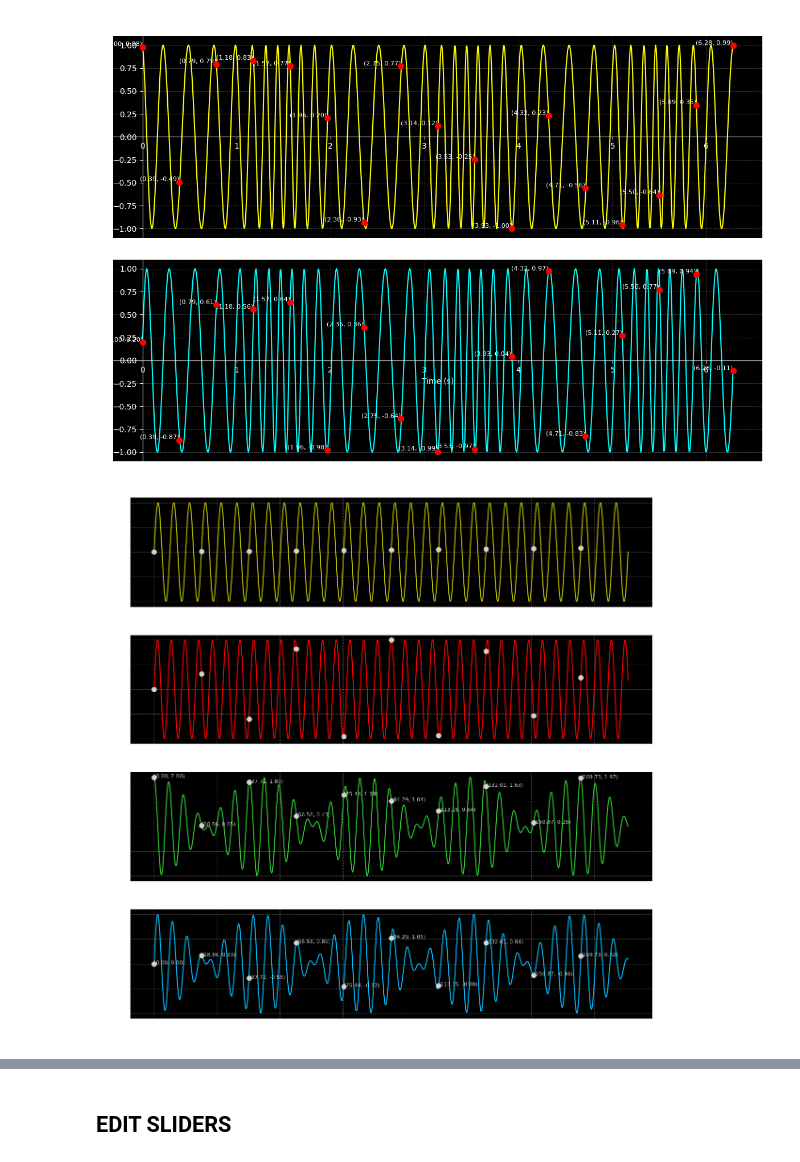
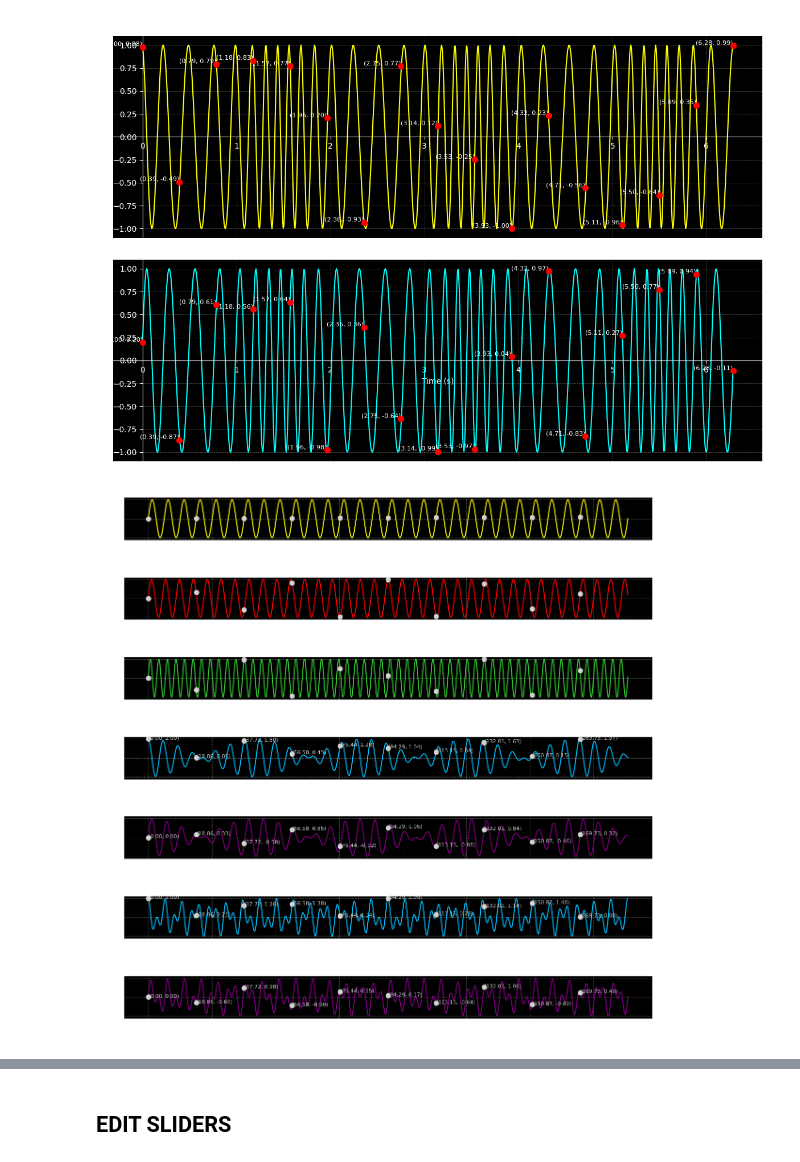
Before and after one commit to hayakzan/quatrieme-melodie, a Jupyter notebook: Quatrieme_melodie.ipynb, the cells around one changed output, grey strips where cells are left out. Cells and saved outputs as stored; diff of their text form; code cells hidden in the pictures.

```diff
--- a/Quatrieme_melodie.ipynb
+++ b/Quatrieme_melodie.ipynb
@@ -247,18 +247,24 @@ f = np.sin(t)
 
 # Parameters for the controllable wave g(t)
 A = 1.0       # Amplitude
-omega = 1.149 # Frequency multiplier
+omega_1 = 1.149 # Frequency multiplier
+omega_2 = 1.867
 phi = 0.0     # Phase shift
 
 # Controllable wave g(t)
-g = A * np.sin(omega * t - phi)
+g = A * np.sin(omega_1 * t - phi)
+h = A * np.sin(omega_2 * t - phi)
 
 # Complex signal z(t)
-z = np.exp(1j * t) + A * np.exp(1j * (omega * t - phi))
+z = np.exp(1j * t) + A * np.exp(1j * (omega_1 * t - phi))
+w = np.exp(1j * t) + A * np.exp(1j * (omega_2 * t - phi))
 
-# Real and imaginary parts of z(t)
-real_part = np.real(z)
-imag_part = np.imag(z)
+
+# Real and imaginary parts
+z_real_part = np.real(z)
+z_imag_part = np.imag(z)
+w_real_part = np.real(w)
+w_imag_part = np.imag(w)
 
 # Sampling parameters
 sampling_interval = 200  # Number of points between samples
@@ -268,17 +274,23 @@ sample_times = t[sample_indices]
 # Sampled values for each signal
 f_samples = f[sample_indices]
 g_samples = g[sample_indices]
-real_part_samples = real_part[sample_indices]
-imag_part_samples = imag_part[sample_indices]
+h_samples = h[sample_indices]
+z_real_part_samples = z_real_part[sample_indices]
+z_imag_part_samples = z_imag_part[sample_indices]
+w_real_part_samples = w_real_part[sample_indices]
+w_imag_part_samples = w_imag_part[sample_indices]
 
 # Extract x and y values for Re(z(t)) and Im(z(t))
 sample_data = [
     {
         "time": float(t_val),
-        "re_z": float(re_val),
-        "im_z": float(im_val)
+        "re_z": float(re_z_val),
+        "im_z": float(im_z_val),
+        "re_w": float(re_w_val),
+        "im_w": float(im_w_val)
+
     }
-    for t_val, re_val, im_val in zip(sample_times, real_part_samples, imag_part_samples)
+    for t_val, re_z_val, re_w_val, im_z_val, im_w_val in zip(sample_times, z_real_part_samples, z_imag_part_samples, w_real_part_samples, w_imag_part_samples)
 ]
 
 # Save the data to a JSON file
@@ -290,51 +302,83 @@ with open(json_filename, 'w') as json_file:
 plt.figure(figsize=(12, 12))
 
 # Plot f(t) in yellow
-plt.subplot(4, 1, 1, facecolor='black')
-plt.plot(t, f, 'y', linewidth=1.5, label='f(t) = sin(t)')
+plt.subplot(7, 1, 1, facecolor='black')
+plt.plot(t, f, 'y', color='yellow', linewidth=1.5, label='f(t) = sin(t)')
 plt.scatter(sample_times, f_samples, color='lightgray', s=50, zorder=3)
 plt.title('f(t) = sin(t)', color='white')
 plt.ylabel('Amplitude', color='white')
 plt.grid(True, color='white', linestyle='--', alpha=0.3)
 plt.gca().tick_params(colors='white')
 
 # Plot g(t) in red
-plt.subplot(4, 1, 2, facecolor='black')
-plt.plot(t, g, 'r', linewidth=1.5, label='g(t) = A sin(ωt - φ)')
+plt.subplot(7, 1, 2, facecolor='black')
+plt.plot(t, g, 'r', color='red', linewidth=1.5, label='g(t) = A sin(ωt - φ)')
 plt.scatter(sample_times, g_samples, color='lightgray', s=50, zorder=3)
 plt.title('g(t) = A sin(ωt - φ)', color='white')
 plt.ylabel('Amplitude', color='white')
 plt.grid(True, color='white', linestyle='--', alpha=0.3)
 plt.gca().tick_params(colors='white')
 
-# Plot Re(z(t)) in lighter green with annotations
-plt.subplot(4, 1, 3, facecolor='black')
-plt.plot(t, real_part, color='#32CD32', linewidth=1.5, label='Re(z(t))')
-plt.scatter(sample_times, real_part_samples, color='lightgray', s=50, zorder=3)
-for i, (x_val, y_val) in enumerate(zip(sample_times, real_part_samples)):
+# Plot h(t) in lighter green
+plt.subplot(7, 1, 3, facecolor='black')
+plt.plot(t, h, 'r', color='#32CD32', linewidth=1.5, label='h(t) = A sin(ωt - φ)')
+plt.scatter(sample_times, h_samples, color='lightgray', s=50, zorder=3)
+plt.title('h(t) = A sin(ωt - φ)', color='white')
+plt.ylabel('Amplitude', color='white')
+plt.grid(True, color='white', linestyle='--', alpha=0.3)
+plt.gca().tick_params(colors='white')
+
+# Plot Re(z(t)) in lighter blue with annotations
+plt.subplot(7, 1, 4, facecolor='black')
+plt.plot(t, z_real_part, color='#00BFFF', linewidth=1.5, label='Re(z(t))')
+plt.scatter(sample_times, z_real_part_samples, color='lightgray', s=50, zorder=3)
+for i, (x_val, y_val) in enumerate(zip(sample_times, z_real_part_samples)):
     plt.text(x_val, y_val, f'({x_val:.2f}, {y_val:.2f})', color='lightgray', fontsize=8)
 plt.title('Re(z(t))', color='white')
 plt.ylabel('Amplitude', color='white')
 plt.grid(True, color='white', linestyle='--', alpha=0.3)
 plt.gca().tick_params(colors='white')
 
-# Plot Im(z(t)) in lighter blue with annotations
-plt.subplot(4, 1, 4, facecolor='black')
-plt.plot(t, imag_part, color='#00BFFF', linewidth=1.5, label='Im(z(t))')
-plt.scatter(sample_times, imag_part_samples, color='lightgray', s=50, zorder=3)
-for i, (x_val, y_val) in enumerate(zip(sample_times, imag_part_samples)):
+# Plot Im(z(t)) in purple with annotations
+plt.subplot(7, 1, 5, facecolor='black')
+plt.plot(t, z_imag_part, color='purple', linewidth=1.5, label='Im(z(t))')
+plt.scatter(sample_times, z_imag_part_samples, color='lightgray', s=50, zorder=3)
+for i, (x_val, y_val) in enumerate(zip(sample_times, z_imag_part_samples)):
+    plt.text(x_val, y_val, f'({x_val:.2f}, {y_val:.2f})', color='lightgray', fontsize=8)
+plt.title('Im(z(t))', color='white')
+plt.xlabel('Time (t)', color='white')
+plt.ylabel('Amplitude', color='white')
+plt.grid(True, color='white', linestyle='--', alpha=0.3)
+plt.gca().tick_params(colors='white')
+
+# Plot Re(w(t)) in lighter blue with annotations
+plt.subplot(7, 1, 6, facecolor='black')
+plt.plot(t, w_real_part, color='#00BFFF', linewidth=1.5, label='Re(z(t))')
+plt.scatter(sample_times, w_real_part_samples, color='lightgray', s=50, zorder=3)
+for i, (x_val, y_val) in enumerate(zip(sample_times, w_real_part_samples)):
+    plt.text(x_val, y_val, f'({x_val:.2f}, {y_val:.2f})', color='lightgray', fontsize=8)
+plt.title('Re(z(t))', color='white')
+plt.ylabel('Amplitude', color='white')
+plt.grid(True, color='white', linestyle='--', alpha=0.3)
+plt.gca().tick_params(colors='white')
+
+# Plot Im(w(t)) in purple with annotations
+plt.subplot(7, 1, 7, facecolor='black')
+plt.plot(t, w_imag_part, color='purple', linewidth=1.5, label='Im(z(t))')
+plt.scatter(sample_times, w_imag_part_samples, color='lightgray', s=50, zorder=3)
+for i, (x_val, y_val) in enumerate(zip(sample_times, w_imag_part_samples)):
     plt.text(x_val, y_val, f'({x_val:.2f}, {y_val:.2f})', color='lightgray', fontsize=8)
 plt.title('Im(z(t))', color='white')
 plt.xlabel('Time (t)', color='white')
 plt.ylabel('Amplitude', color='white')
 plt.grid(True, color='white', linestyle='--', alpha=0.3)
 plt.gca().tick_params(colors='white')
 
 # Adjust layout
 plt.tight_layout()
 plt.show()
 
 # # Download the JSON file
 # files.download(json_filename)
 # %% [output]
-[figure, old version]
+[figure, new version]
```
Also changed, not shown: parts of 7 cells of this notebook.
